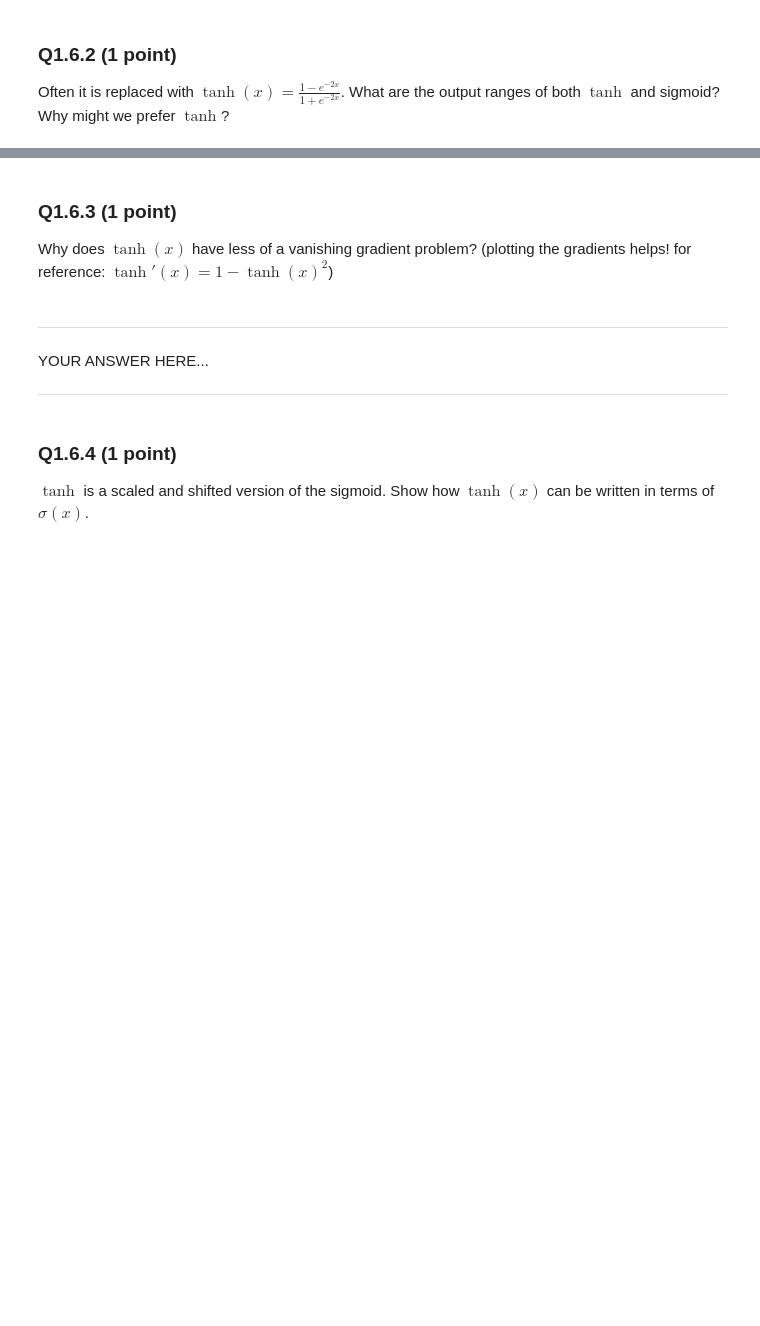
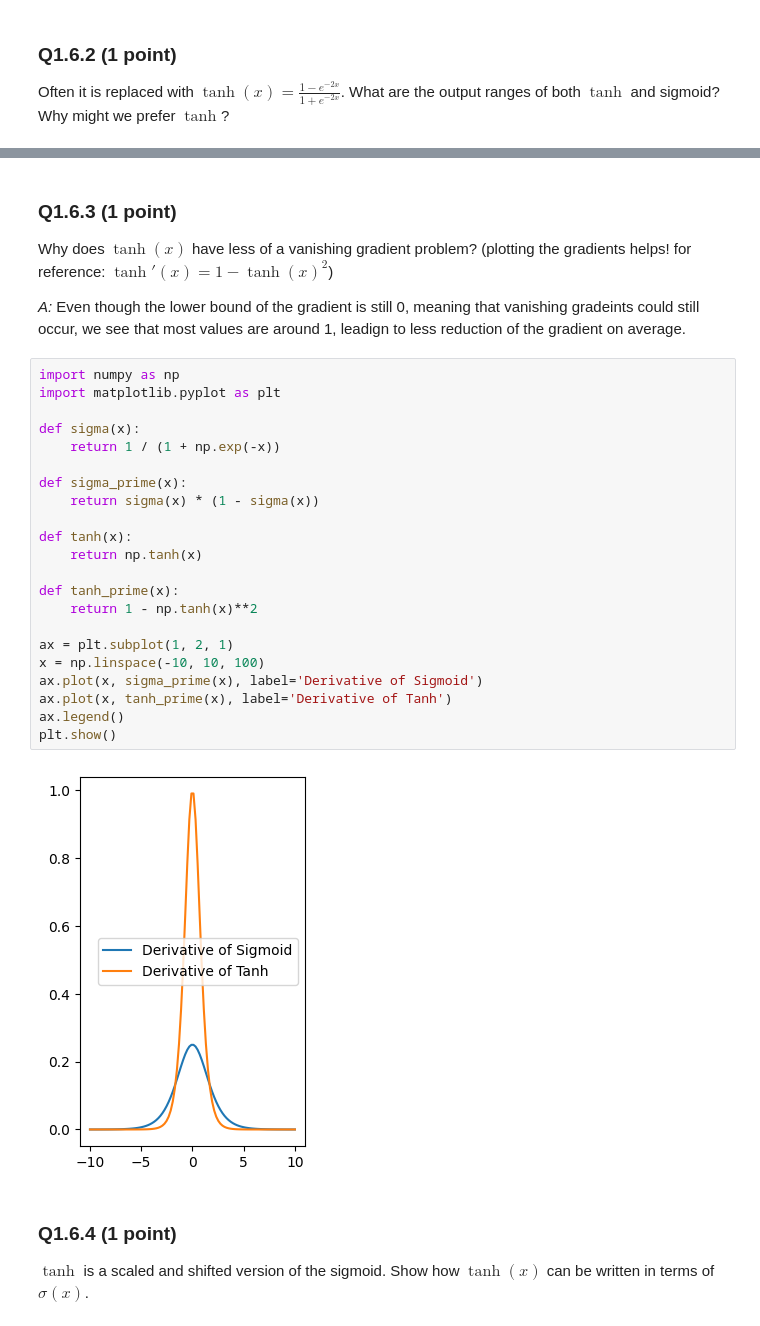
Before and after one commit to PAOK-2001/ComputerVision-16720, a Jupyter notebook: hw5/HW5_NeuralNetworks.ipynb, the cells around one changed output, grey strips where cells are left out. Cells and saved outputs as stored; diff of their text form; blank space fills up the shorter version.

```diff
--- a/hw5/HW5_NeuralNetworks.ipynb
+++ b/hw5/HW5_NeuralNetworks.ipynb
@@ -193,12 +188,32 @@ YOUR ANSWER HERE...
 # %% [markdown]
 ### Q1.6.3 (1 point)
 Why does $\tanh(x)$ have less of a vanishing gradient problem? (plotting the gradients helps! for reference: $\tanh'(x) = 1 - \tanh(x)^2$)
+
+*A:* Even though the lower bound of the gradient is still 0, meaning that vanishing gradeints could still occur, we see that most values are around 1, leadign to less reduction of the gradient on average.
-# %% [markdown]
----
-
-YOUR ANSWER HERE...
-
----
+# %%
+import numpy as np
+import matplotlib.pyplot as plt
+
+def sigma(x):
+    return 1 / (1 + np.exp(-x))
+
+def sigma_prime(x):
+    return sigma(x) * (1 - sigma(x))
+
+def tanh(x):
+    return np.tanh(x)
+
+def tanh_prime(x):
+    return 1 - np.tanh(x)**2
+
+ax = plt.subplot(1, 2, 1)
+x = np.linspace(-10, 10, 100)
+ax.plot(x, sigma_prime(x), label='Derivative of Sigmoid')
+ax.plot(x, tanh_prime(x), label='Derivative of Tanh')
+ax.legend()
+plt.show()
+# %% [output]
+[figure, added]
 # %% [markdown]
 ### Q1.6.4 (1 point)
 $\tanh$ is a scaled and shifted version of the sigmoid. Show how $\tanh(x)$ can be written in terms of $\sigma(x)$.
```
Also changed, not shown: parts of 23 cells of this notebook.
